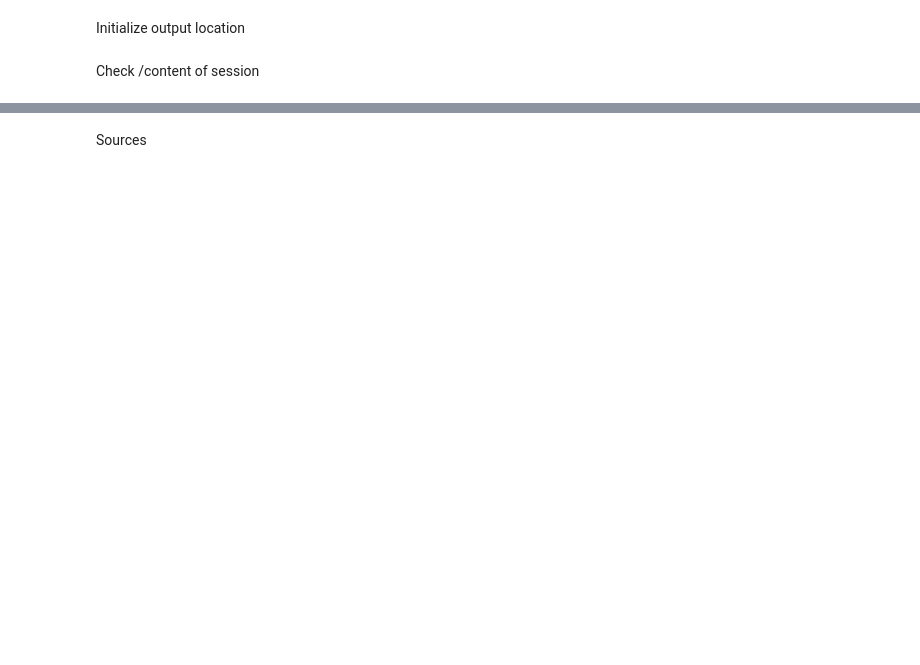
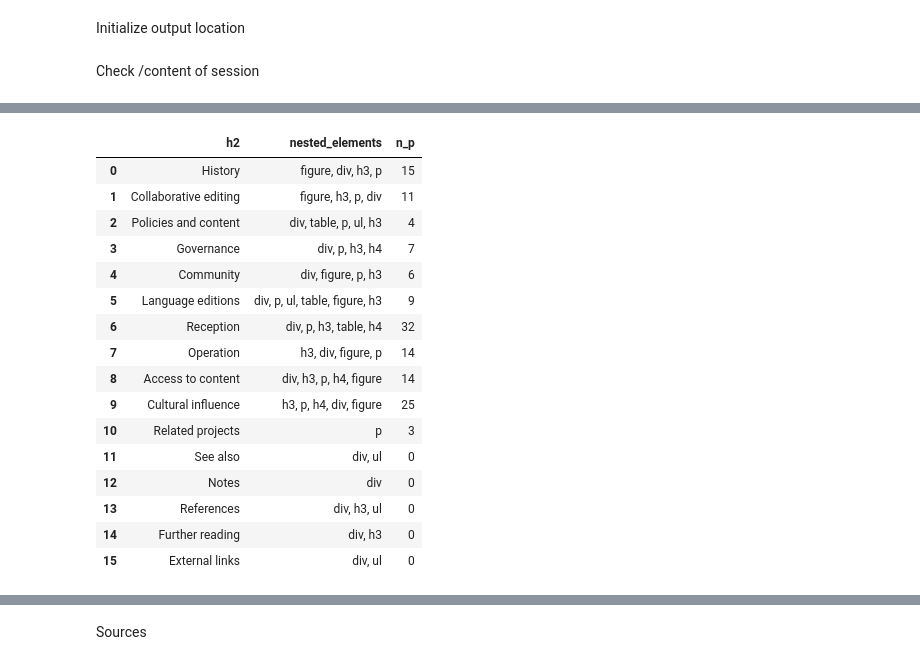
Before and after one commit to hmsquare/DHmethods2, a Jupyter notebook: test.ipynb, the cells around one changed output, grey strips where cells are left out. Saved outputs shown, nothing was run; the diff lists cells and outputs as text; code cells hidden in the pictures; blank space fills up the shorter version.

```diff
--- a/test.ipynb
+++ b/test.ipynb
@@ -14,0 +145,56 @@ Check /content of session
+# %%
+from bs4 import Tag
+
+content = soup.select_one("#mw-content-text .mw-parser-output")
+for junk in content.select("span.mw-editsection, .navbox, .navbox-styles, "
+                           "style, script, link, meta, .mw-empty-elt"):
+    junk.decompose()
+
+def child_tags(section, found):
+    # Collect the tag names of a section's content, in order, including subsections.
+    for child in section.children:
+        if not isinstance(child, Tag):             # skip whitespace
+            continue
+        if child.name == "section":                # nested h3/h4 subsection → look inside
+            child_tags(child, found)
+        elif "mw-heading" in (child.get("class") or []):
+            h = child.find(["h3", "h4", "h5"])     # record the subheading itself
+            if h:
+                found.append(h.name)
+        else:
+            found.append(child.name)
+    return found
+# %%
+# making sense of what else are there in a section of a wiki page
+# see what noise are there and whether the section has text for translation
+
+rows = []
+for h2 in content.select("div.mw-heading2 > h2"):
+    section = h2.find_parent("section")
+    tags = child_tags(section, [])
+    rows.append({
+        "h2": h2.get_text(strip=True),
+        "nested_elements": ", ".join(dict.fromkeys(tags)),   # unique, in order of appearance
+        "n_p": sum(1 for p in section.find_all("p") if p.get_text(strip=True)),
+    })
+
+df_map = pd.DataFrame(rows)
+display(df_map)
+# %% [output]
+|  | h2 | nested_elements | n_p |
+| 0 | History | figure, div, h3, p | 15 |
+| 1 | Collaborative editing | figure, h3, p, div | 11 |
+| 2 | Policies and content | div, table, p, ul, h3 | 4 |
+| 3 | Governance | div, p, h3, h4 | 7 |
+| 4 | Community | div, figure, p, h3 | 6 |
+| 5 | Language editions | div, p, ul, table, figure, h3 | 9 |
+| 6 | Reception | div, p, h3, table, h4 | 32 |
+| 7 | Operation | h3, div, figure, p | 14 |
+| 8 | Access to content | div, h3, p, h4, figure | 14 |
+| 9 | Cultural influence | h3, p, h4, div, figure | 25 |
+| 10 | Related projects | p | 3 |
+| 11 | See also | div, ul | 0 |
+| 12 | Notes | div | 0 |
+| 13 | References | div, h3, ul | 0 |
+| 14 | Further reading | div, h3 | 0 |
+| 15 | External links | div, ul | 0 |
```
Also changed, not shown: parts of 26 cells of this notebook.
